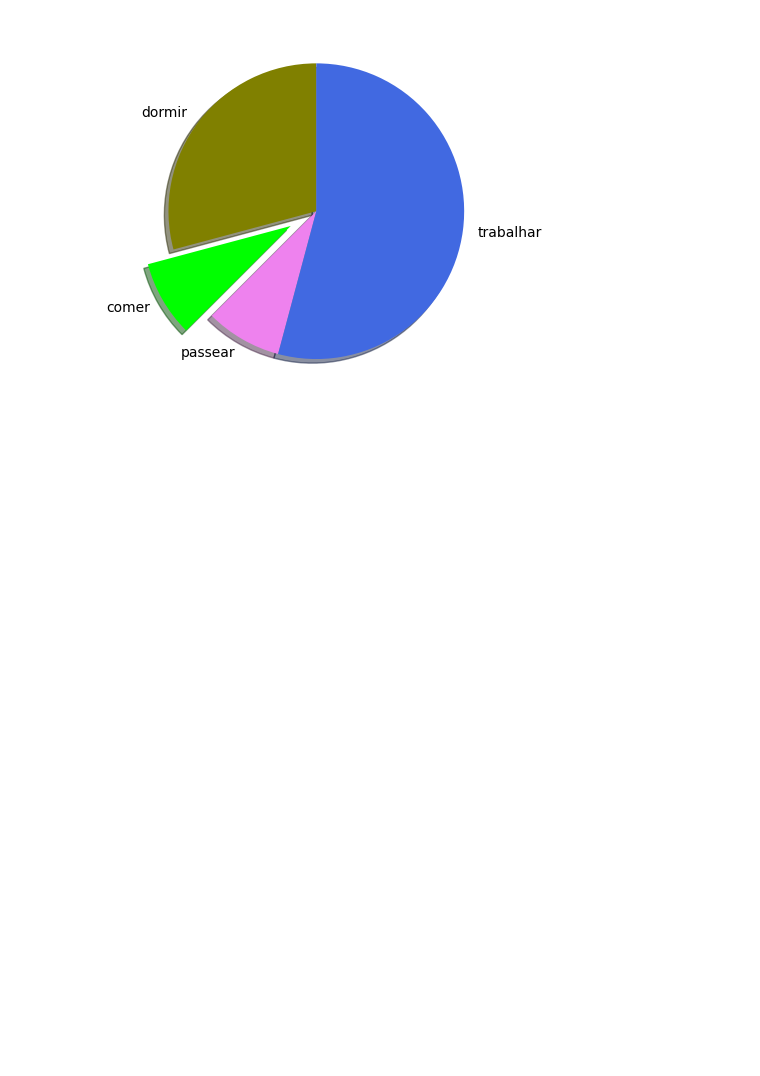
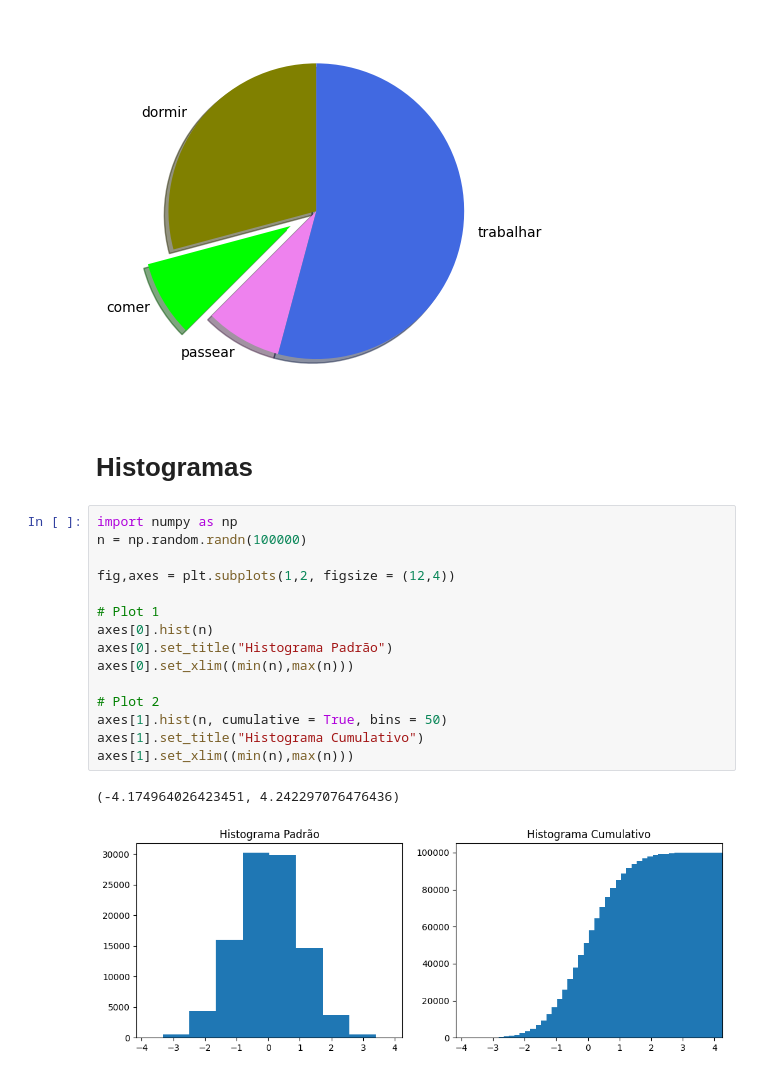
Before and after one commit to JulioFigueiredo/Python_DSA, a Jupyter notebook: Modulo_Graficos/matplotlib.ipynb, the cells around one changed output. Saved outputs shown, nothing was run; the diff lists cells and outputs as text; blank space fills up the shorter version.

```diff
--- a/Modulo_Graficos/matplotlib.ipynb
+++ b/Modulo_Graficos/matplotlib.ipynb
@@ -79,3 +79,23 @@ plt.pie(fatias,labels=atividades, colors=cores, startangle=90,shadow=True,explod
 plt.show()
 # %% [output]
 [figure]
+# %% [markdown]
+# Histogramas
+# %%
+import numpy as np
+n = np.random.randn(100000)
+
+fig,axes = plt.subplots(1,2, figsize = (12,4))
+
+# Plot 1
+axes[0].hist(n)
+axes[0].set_title("Histograma Padrão")
+axes[0].set_xlim((min(n),max(n)))
+
+# Plot 2
+axes[1].hist(n, cumulative = True, bins = 50)
+axes[1].set_title("Histograma Cumulativo")
+axes[1].set_xlim((min(n),max(n)))
+# %% [output]
+(-4.174964026423451, 4.242297076476436)
+[figure, added]
```
Also changed, not shown: parts of 2 cells of this notebook, 2 other files.
